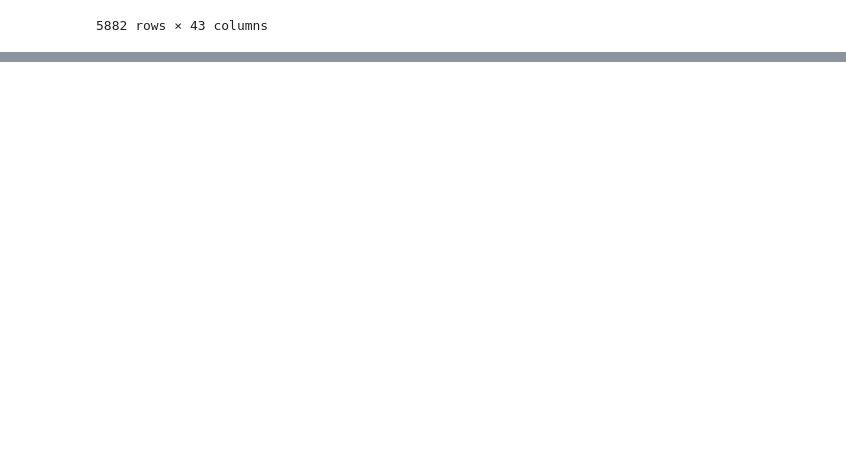
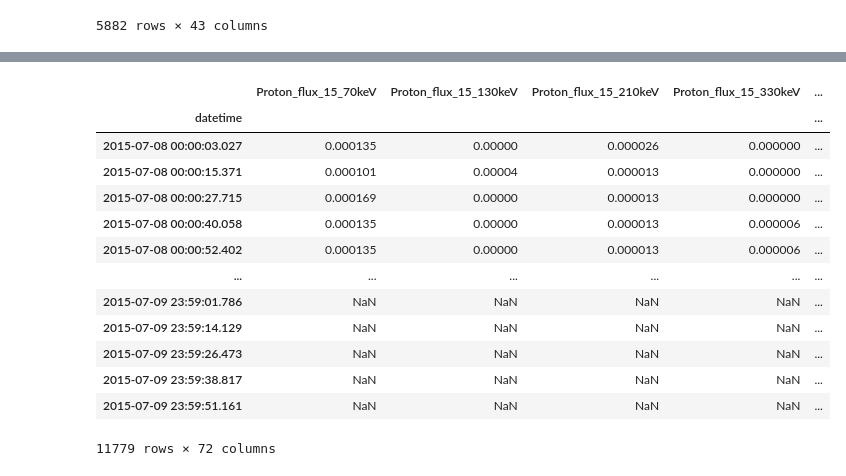
Before and after one commit to Jorgedavyd/SMFGF-SpaceApps, a Jupyter notebook: preprocessing.ipynb, the cells around one changed output, grey strips where cells are left out. Saved outputs shown, nothing was run; the diff lists cells and outputs as text; code cells hidden in the pictures; blank space fills up the shorter version.

```diff
--- a/preprocessing.ipynb
+++ b/preprocessing.ipynb
@@ -157,0 +155,3 @@ TIME: CDF_DOUBLE [3453]
+# %%
+wind_sc.TDP_SOPD(scrap_date)
+# %% [output]
@@ -157,0 +160,14 @@ TIME: CDF_DOUBLE [3453]
+|  | Proton_flux_15_70keV | Proton_flux_15_130keV | Proton_flux_15_210keV | Proton_flux_15_330keV | ... |
+| datetime |  |  |  |  | ... |
+| 2015-07-08 00:00:03.027 | 0.000135 | 0.00000 | 0.000026 | 0.000000 | ... |
+| 2015-07-08 00:00:15.371 | 0.000101 | 0.00004 | 0.000013 | 0.000000 | ... |
+| 2015-07-08 00:00:27.715 | 0.000169 | 0.00000 | 0.000013 | 0.000000 | ... |
+| 2015-07-08 00:00:40.058 | 0.000135 | 0.00000 | 0.000013 | 0.000006 | ... |
+| 2015-07-08 00:00:52.402 | 0.000135 | 0.00000 | 0.000013 | 0.000006 | ... |
+| ... | ... | ... | ... | ... | ... |
+| 2015-07-09 23:59:01.786 | NaN | NaN | NaN | NaN | ... |
+| 2015-07-09 23:59:14.129 | NaN | NaN | NaN | NaN | ... |
+| 2015-07-09 23:59:26.473 | NaN | NaN | NaN | NaN | ... |
+| 2015-07-09 23:59:38.817 | NaN | NaN | NaN | NaN | ... |
+| 2015-07-09 23:59:51.161 | NaN | NaN | NaN | NaN | ... |
+11779 rows × 72 columns
```
Also changed, not shown: parts of 12 cells of this notebook, 3 other files.
